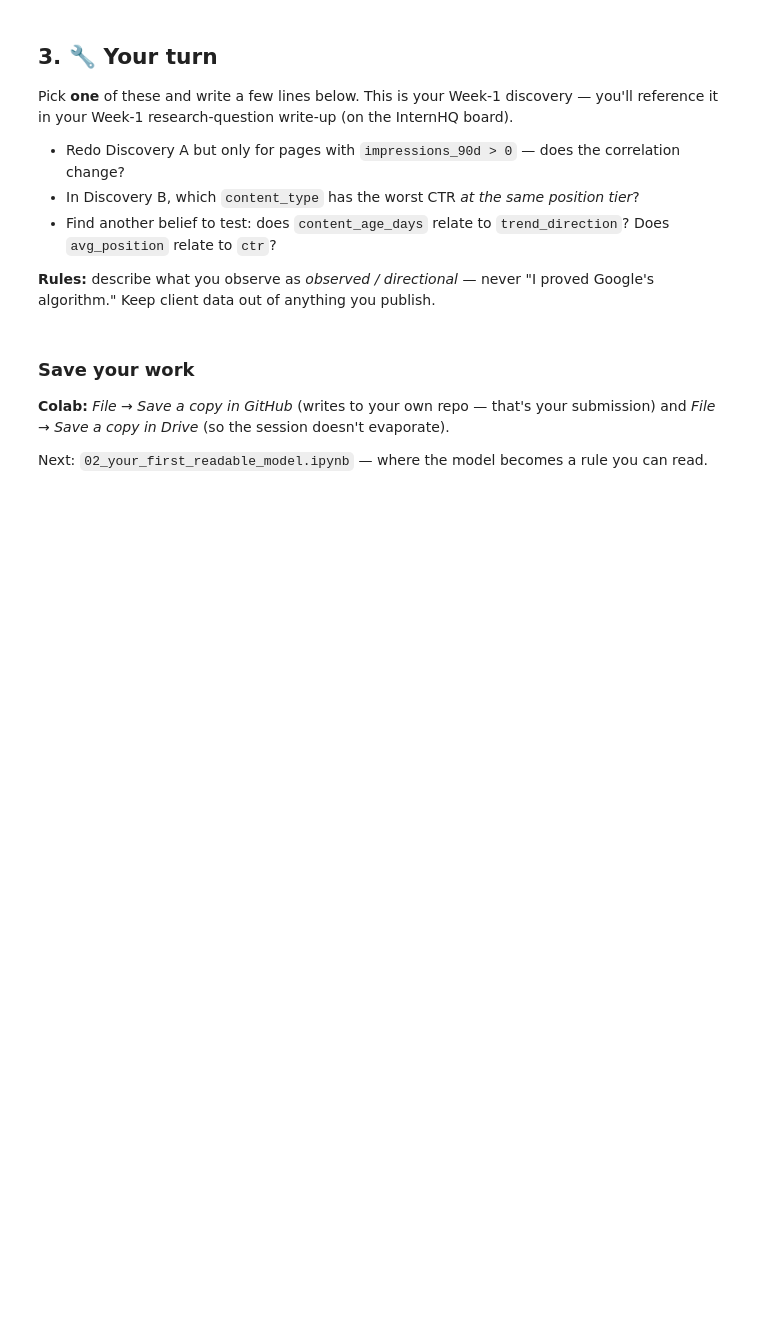
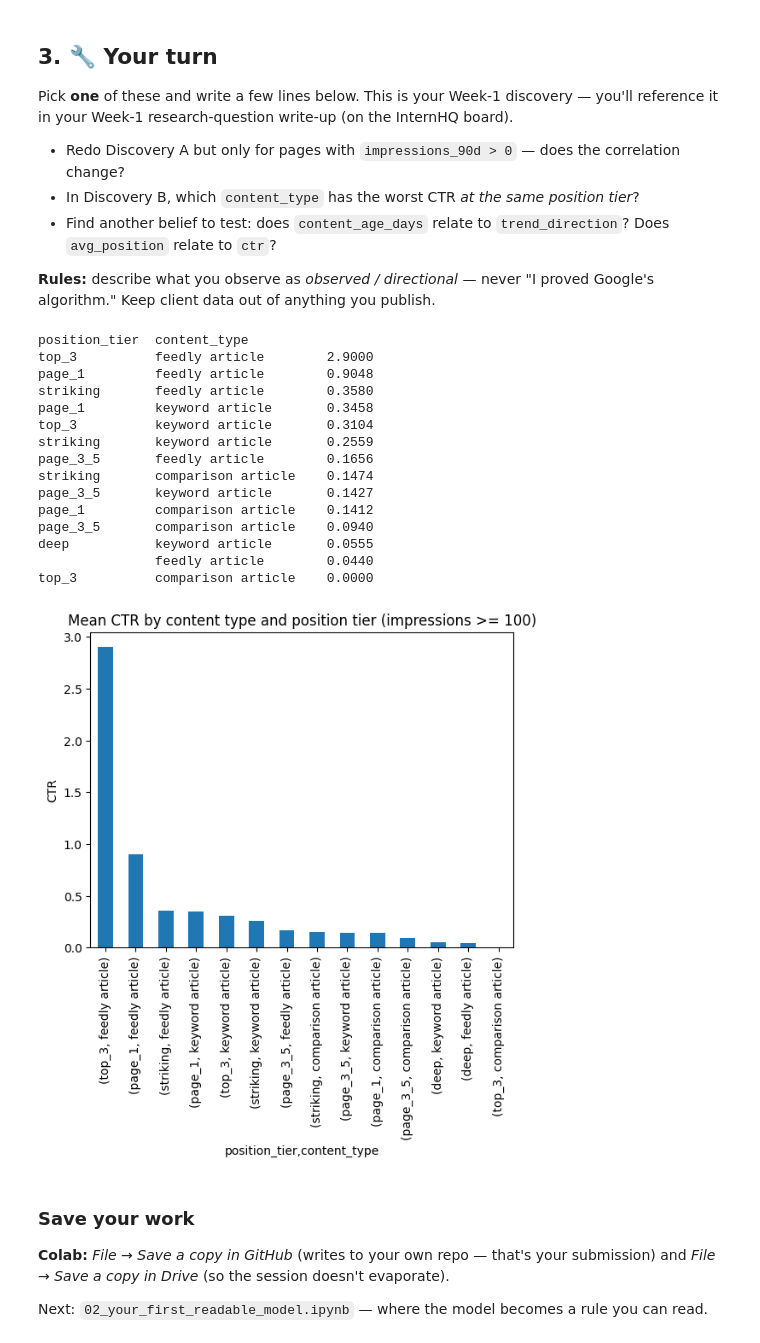
Before and after one commit to zmhibner-gif/ml_internship, a Jupyter notebook: notebooks/01_first_look_and_discovery.ipynb, the cells around one changed output. Drawn from its saved outputs; the diff is of its cells as text; code cells hidden in the pictures; blank space fills up the shorter version.

```diff
--- a/notebooks/01_first_look_and_discovery.ipynb
+++ b/notebooks/01_first_look_and_discovery.ipynb
@@ -102,3 +156,26 @@ Pick **one** of these and write a few lines below. This is your Week-1 discovery
+# %%
+visible = df[df["impressions_90d"] >= 100] # Keep only rows with at least 100 impressions
+ctr_by_type = visible.groupby(["position_tier", "content_type"])["ctr"].mean().sort_values(ascending=False) # Group by position tier and content type, then calculate the mean CTR
+print(ctr_by_type.round(4).to_string()) # Print the results rounded to 4 decimal places
+ctr_by_type.plot(kind="bar", title="Mean CTR by content type and position tier (impressions >= 100)", ylabel="CTR"); # Create a bar chart showing mean CTR by content type and position tier
+#Comparison articles tend to have the lowest CTR when comparing content types within the same position tier.
+# %% [output]
+position_tier  content_type
+top_3          feedly article        2.9000
+page_1         feedly article        0.9048
+striking       feedly article        0.3580
+page_1         keyword article       0.3458
+top_3          keyword article       0.3104
+striking       keyword article       0.2559
+page_3_5       feedly article        0.1656
+striking       comparison article    0.1474
+page_3_5       keyword article       0.1427
+page_1         comparison article    0.1412
+page_3_5       comparison article    0.0940
+deep           keyword article       0.0555
+               feedly article        0.0440
+top_3          comparison article    0.0000
+[figure, added]
 # %% [markdown]
 ### Save your work
 **Colab:** *File → Save a copy in GitHub* (writes to your own repo — that's your submission) and *File → Save a copy in Drive* (so the session doesn't evaporate).
```
Also changed, not shown: parts of 9 cells of this notebook.
